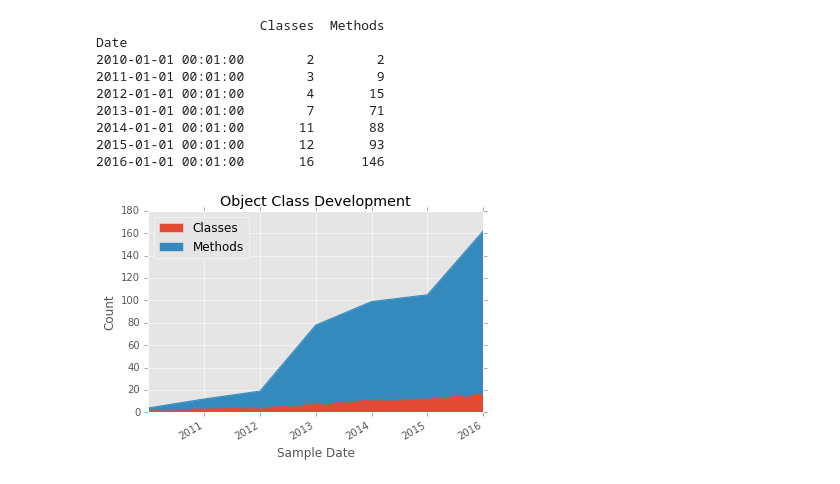
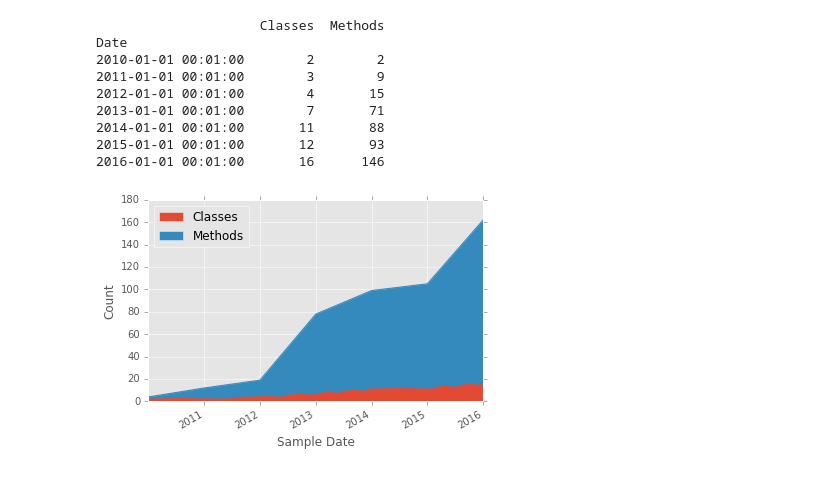
Before and after one commit to michaelsevilla/zlog-popper, a Jupyter notebook: experiments/objclass-dev/visualize.ipynb, the cells around one changed output. Drawn from its saved outputs; the diff is of its cells as text; code cells hidden in the pictures.

Commit message:
paper: remove diagram titles
Signed-off-by: Noah Watkins <noahwatkins@gmail.com>

```diff
--- a/experiments/objclass-dev/visualize.ipynb
+++ b/experiments/objclass-dev/visualize.ipynb
@@ -37,9 +37,9 @@ Date
 2016-01-01 00:01:00       16      146
 # %%
 ax = df.plot.area()
-ax.set_title("Object Class Development")
+#ax.set_title("Object Class Development")
 ax.set_ylabel("Count")
 ax.set_xlabel("Sample Date")
 plt.savefig('output.png', dpi=300, bbox_inches='tight')
 # %% [output]
-[figure, old version]
+[figure, new version]
```
Also changed, not shown: 2 other files.
